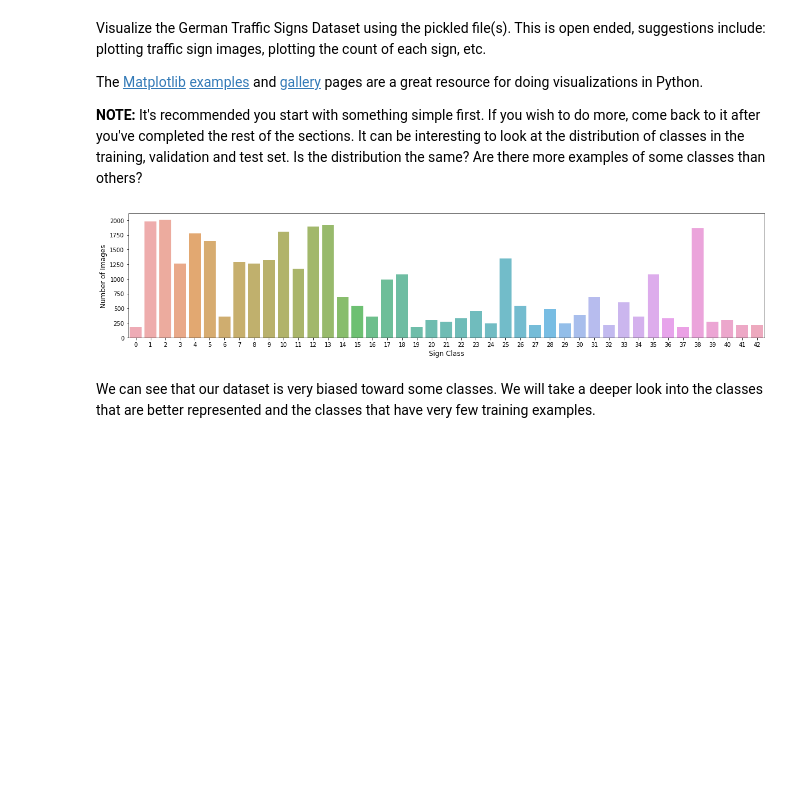
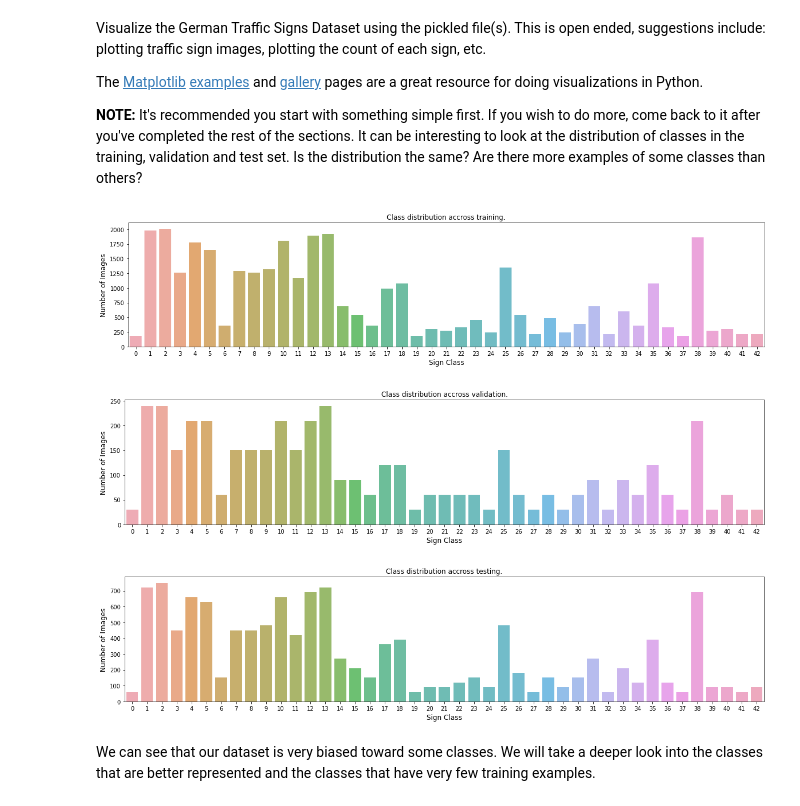
Before and after one commit to DavidAbdelmalek/Self_Driving_Car_ND, a Jupyter notebook: CarND-Traffic-Sign-Classifier-Project/Traffic_Sign_Classifier.ipynb, the cells around one changed output. Drawn from its saved outputs; the diff is of its cells as text; code cells hidden in the pictures; blank space fills up the shorter version.

Commit message:
Update Traffic_Sign_Classifier.ipynb
1. Implementing LeNet cnn
2. myNet cnn.

There is still a room for improvement.

```diff
--- a/CarND-Traffic-Sign-Classifier-Project/Traffic_Sign_Classifier.ipynb
+++ b/CarND-Traffic-Sign-Classifier-Project/Traffic_Sign_Classifier.ipynb
@@ -148,21 +148,39 @@ The [Matplotlib](http://matplotlib.org/) [examples](http://matplotlib.org/exampl
 # %%
 ### Data exploration visualization code goes here.
 ### Feel free to use as many code cells as needed.
 
 # Visualizations will be shown in the notebook.
 %matplotlib inline
 
-# Count the frequency of labels in training dataset
-y_train_freq = dict(Counter(y_train))
-label_count_df = pd.DataFrame(y_train_freq.items(),columns= ['img_id','count'])
+def display_freq(imgs,labels,target):
+  """
+    Display frequency of each classs in target dataset.
 
-plt.figure(figsize=(20,4))
-sns.barplot(label_count_df['img_id'].values, label_count_df['count'].values, alpha=0.8, )
-plt.xlabel('Sign Class', fontsize=12)
-plt.ylabel('Number of Images', fontsize=12)
-plt.show()
+    Arguments:
+        - images [numpy.ndarray]: batch of RGB images with shape (batch_size, 32, 32, 3)
+        - labels [numpy.ndarray]: Image corresponding feature/label
+        - target [string]: target dataset to display its frequency.
+  """
+
+  # Count the frequency of labels in training dataset
+  labels_freq = dict(Counter(labels))
+  label_count_df = pd.DataFrame(labels_freq.items(),columns= ['img_id','count'])
+
+  plt.figure(figsize=(20,4))
+  sns.barplot(label_count_df['img_id'].values, label_count_df['count'].values, alpha=0.8, )
+  plt.xlabel('Sign Class', fontsize=12)
+  plt.ylabel('Number of Images', fontsize=12)
+  plt.title(f'Class distribution accross {target}.')
+  plt.show()
+
+# Diplsay class distribution accross train,valid,and test datasets
+display_freq(X_train,y_train,'training')
+display_freq(X_valid,y_valid,'validation')
+display_freq(X_test,y_test,'testing')
 # %% [output]
-[figure, old version]
+[figure, new version]
+[figure, added]
+[figure, added]
 # %% [markdown]
 
 We can see that our dataset is very biased toward some classes. We will take a deeper look into the classes that are better represented and the classes that have very few training examples.
```
Also changed, not shown: parts of 18 cells of this notebook.
